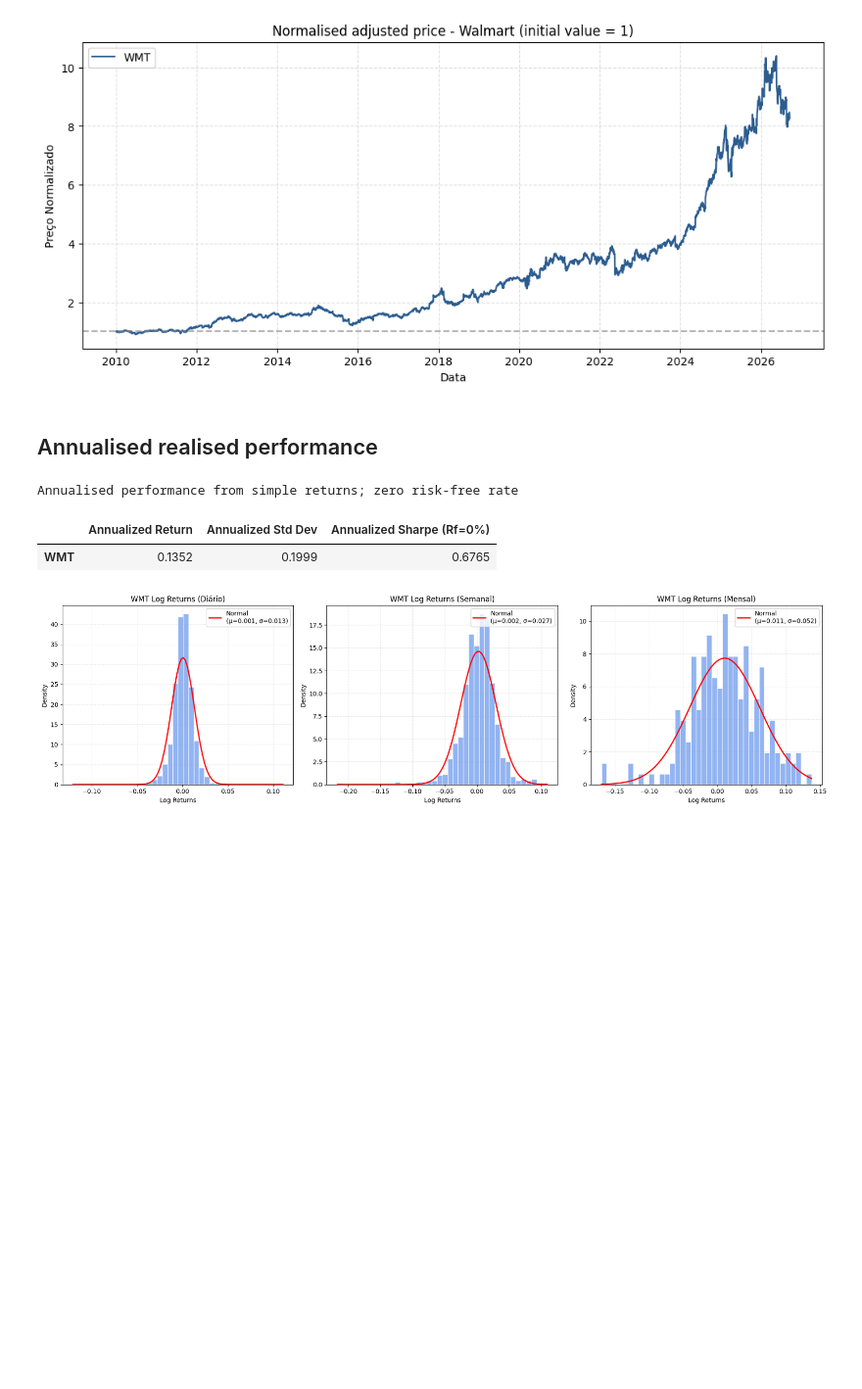
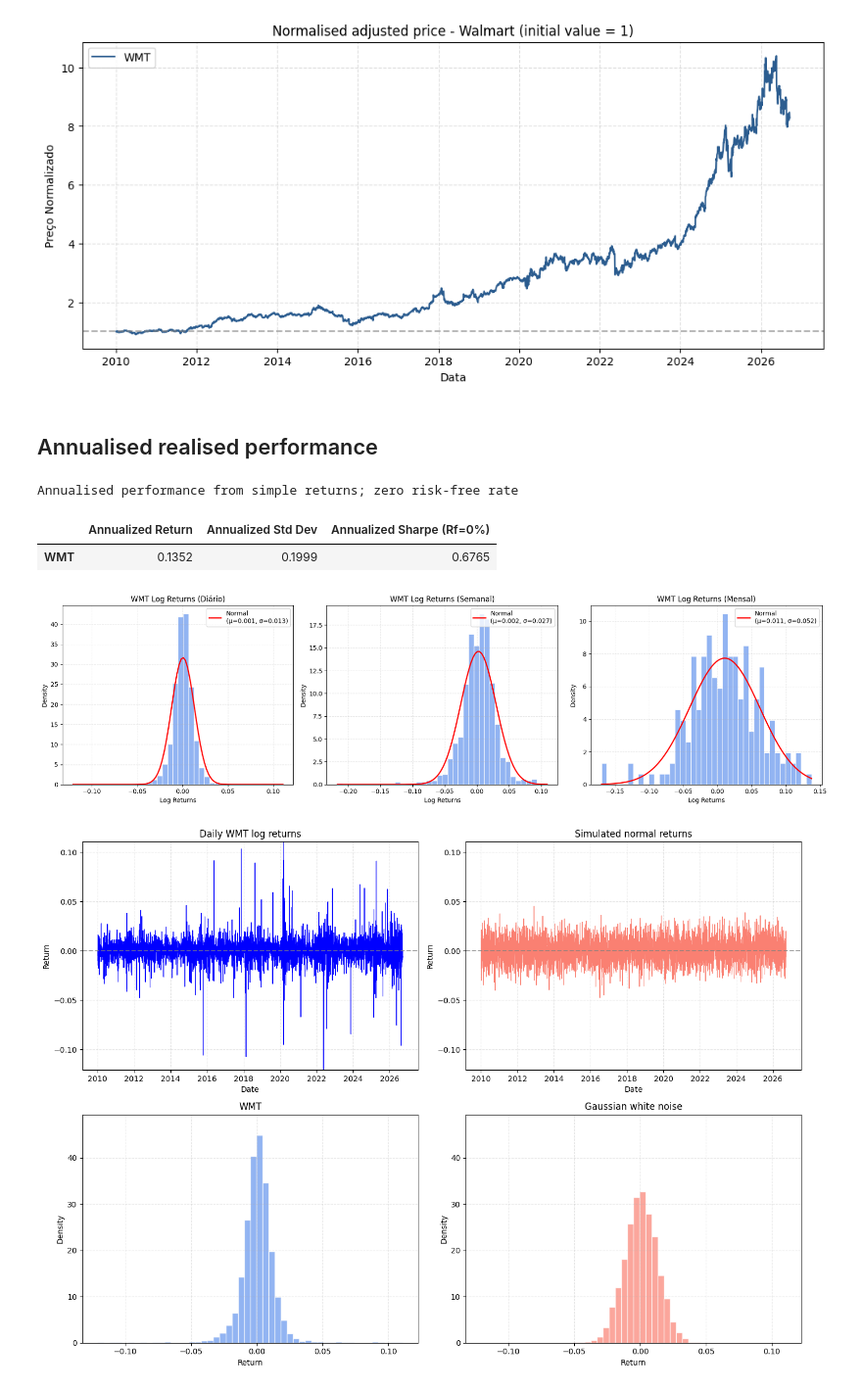
Before and after one commit to Troniospt/Projecto_Asset, a Jupyter notebook: notebooks/02_analise_walmart.ipynb, the cells around one changed output. Shown at 98% size. Saved outputs shown, nothing was run; the diff lists cells and outputs as text; code cells hidden in the pictures; blank space fills up the shorter version.

```diff
--- a/notebooks/02_analise_walmart.ipynb
+++ b/notebooks/02_analise_walmart.ipynb
@@ -172,3 +173,66 @@ plt.tight_layout()
 plt.show()
 # %% [output]
 [figure]
+# %%
+#(equivalente ao set.seed(123) em R)
+np.random.seed(123)
+
+# 2. Reutilizar os retornos diários que já tens
+wmt_ret = retornos_diarios
+# 3. Gerar o Ruído Branco Gaussiano com a mesma média, desvio padrão e tamanho da WMT
+mu = wmt_ret.mean()
+std = wmt_ret.std()
+gwn_daily = pd.Series(np.random.normal(loc=mu, scale=std, size=len(wmt_ret)), index=wmt_ret.index)
+
+# 4. Definir limites comuns para eixos (para permitir comparação direta exata)
+lim_y_series = (min(wmt_ret.min(), gwn_daily.min()), max(wmt_ret.max(), gwn_daily.max()))
+
+# -------------------------------------------------------------------
+# 5. Criar a grelha 2x2 de gráficos (mfrow = c(2, 2))
+# -------------------------------------------------------------------
+fig, axes = plt.subplots(2, 2, figsize=(14, 10))
+
+# --- Gráfico 1: Séries Temporais Reais (WMT) ---
+axes[0, 0].plot(wmt_ret.index, wmt_ret, color='blue', linewidth=0.8)
+axes[0, 0].axhline(0, color='grey', linestyle='--', alpha=0.7)
+axes[0, 0].set_ylim(lim_y_series)
+axes[0, 0].set_title('Daily WMT log returns')
+axes[0, 0].set_xlabel('Date')
+axes[0, 0].set_ylabel('Return')
+axes[0, 0].grid(True, linestyle='--', alpha=0.3)
+
+# --- Gráfico 2: Séries Temporais Simuladas (Gaussian White Noise) ---
+axes[0, 1].plot(gwn_daily.index, gwn_daily, color='salmon', linewidth=0.8)
+axes[0, 1].axhline(0, color='grey', linestyle='--', alpha=0.7)
+axes[0, 1].set_ylim(lim_y_series)
+axes[0, 1].set_title('Simulated normal returns')
+axes[0, 1].set_xlabel('Date')
+axes[0, 1].set_ylabel('Return')
+axes[0, 1].grid(True, linestyle='--', alpha=0.3)
+
+# --- Criar bins padronizados para ambos os histogramas ---
+bins = np.linspace(lim_y_series[0], lim_y_series[1], 51)
+
+# --- Gráfico 3: Histograma Real (WMT) ---
+count_wmt, _, _ = axes[1, 0].hist(wmt_ret, bins=bins, density=True, color='cornflowerblue', edgecolor='white', alpha=0.7)
+axes[1, 0].set_title('WMT')
+axes[1, 0].set_xlabel('Return')
+axes[1, 0].set_ylabel('Density')
+axes[1, 0].grid(True, linestyle='--', alpha=0.3)
+
+# --- Gráfico 4: Histograma Simulado (Gaussian White Noise) ---
+count_gwn, _, _ = axes[1, 1].hist(gwn_daily, bins=bins, density=True, color='salmon', edgecolor='white', alpha=0.7)
+axes[1, 1].set_title('Gaussian white noise')
+axes[1, 1].set_xlabel('Return')
+axes[1, 1].set_ylabel('Density')
+axes[1, 1].grid(True, linestyle='--', alpha=0.3)
+
+# Igualar a escala do eixo Y nos dois histogramas para comparação visual honesta
+max_y_hist = max(count_wmt.max(), count_gwn.max()) * 1.1
+axes[1, 0].set_ylim(0, max_y_hist)
+axes[1, 1].set_ylim(0, max_y_hist)
+
+plt.tight_layout()
+plt.show()
+# %% [output]
+[figure, added]
```
Also changed, not shown: parts of 6 cells of this notebook.
